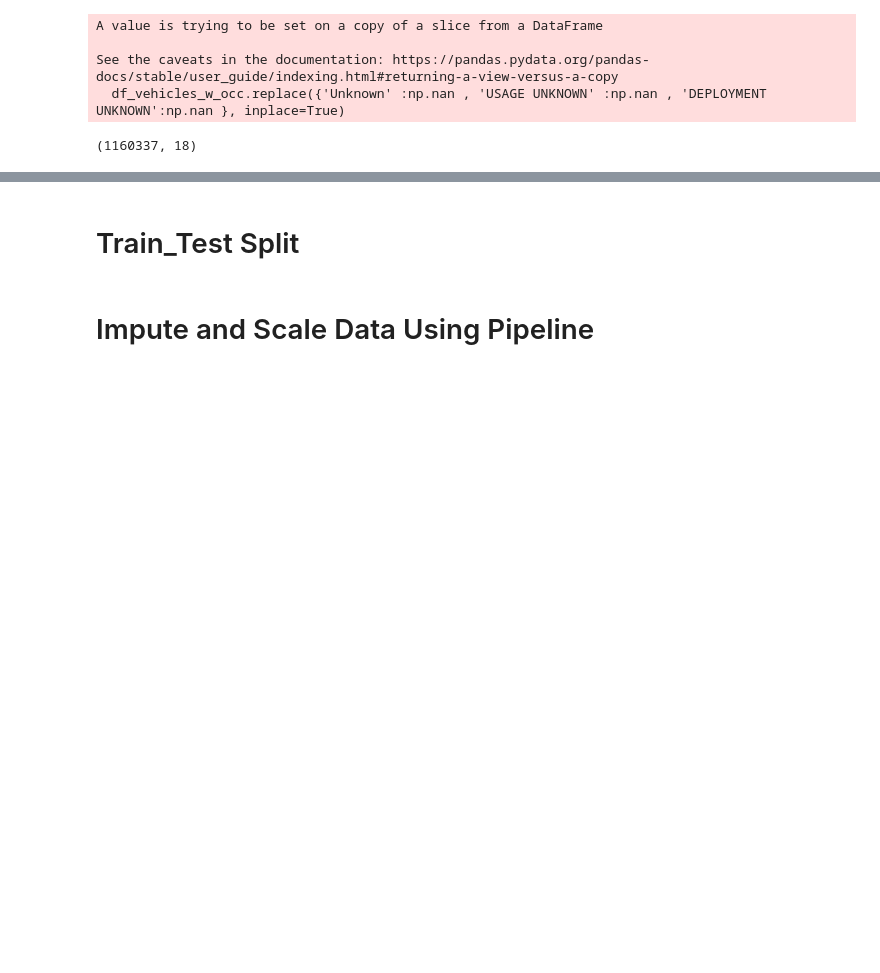
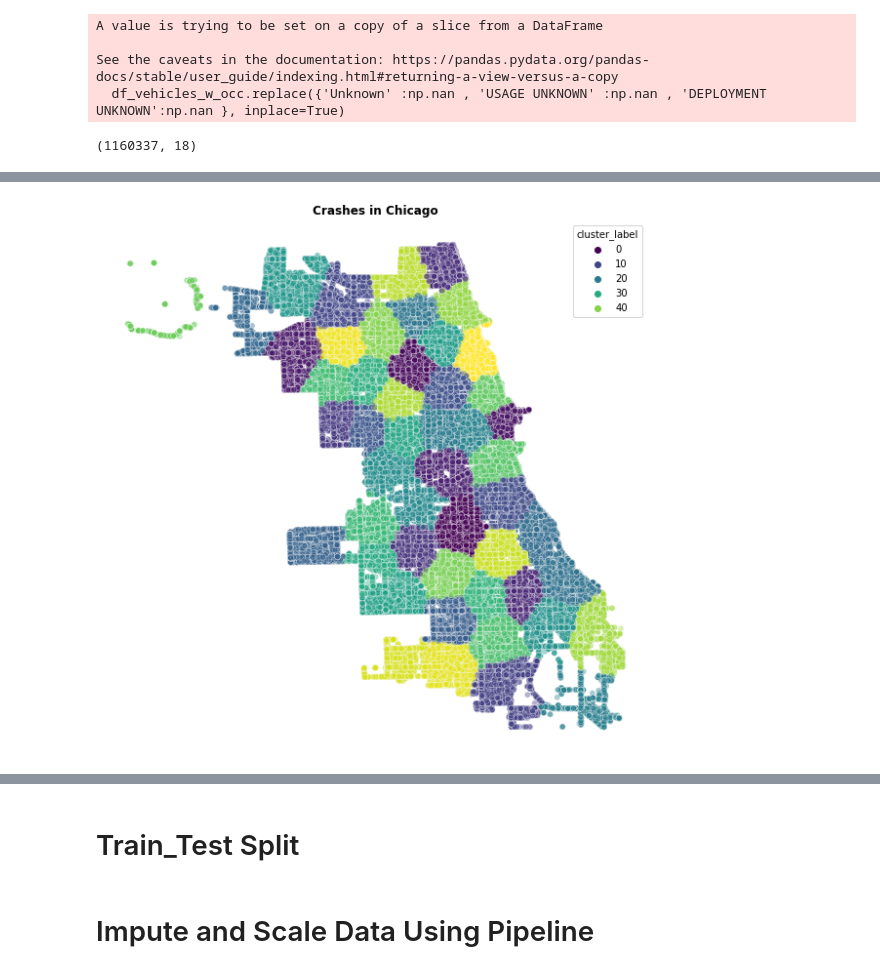
Before and after one commit to Milgha/Phase3-Project, a Jupyter notebook: Milad_Notebook.ipynb, the cells around one changed output, grey strips where cells are left out. Drawn from its saved outputs; the diff is of its cells as text; code cells hidden in the pictures; blank space fills up the shorter version.

Commit message:
binning coordinates, fixing bugs

```diff
--- a/Milad_Notebook.ipynb
+++ b/Milad_Notebook.ipynb
@@ -597,2 +519,3 @@ df_drop_missing.head()
 # %%
-df11 = df_drop_missing[['LATITUDE',"LONGITUDE"]]
+df1 = df_drop_missing[['LATITUDE',"LONGITUDE"]]
+df1
@@ -650,0 +536,8 @@ df_drop_missing
+# %%
+from sklearn.cluster import KMeans
+kmeans = KMeans(n_clusters = 50, init ='k-means++')
+kmeans.fit(df1[df1.columns]) # Compute k-means clustering.
+df1['cluster_label'] = kmeans.fit_predict(df1[df1.columns])
+#centers = kmeans.cluster_centers_ # Coordinates of cluster centers.
+#labels = kmeans.predict(df1[df1.columns]) # Labels of each point
+df1.head(20)
@@ -650,0 +569,8 @@ df_drop_missing
+# %%
+plt.subplots(figsize=(10,10))
+fg = sns.scatterplot(data=df1, x='LONGITUDE',y='LATITUDE', palette = 'viridis',
+                hue='cluster_label', size_norm=(1,100), alpha=.4)
+fg.set_axis_off()
+fg.set_title('Crashes in Chicago',fontweight='bold');
+# %% [output]
+[figure, added]
```
Also changed, not shown: parts of 43 cells of this notebook.
